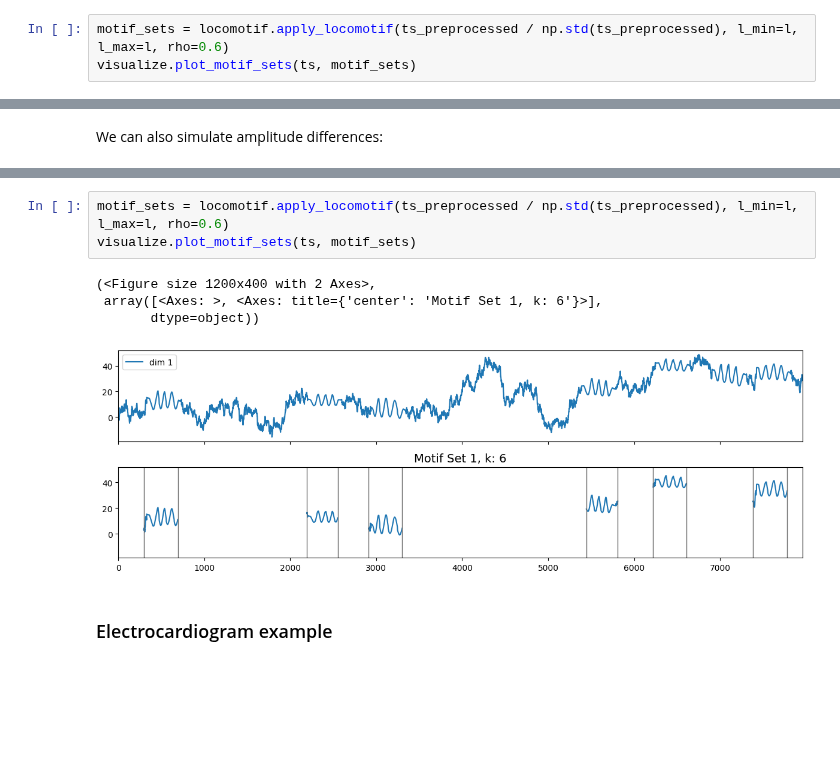
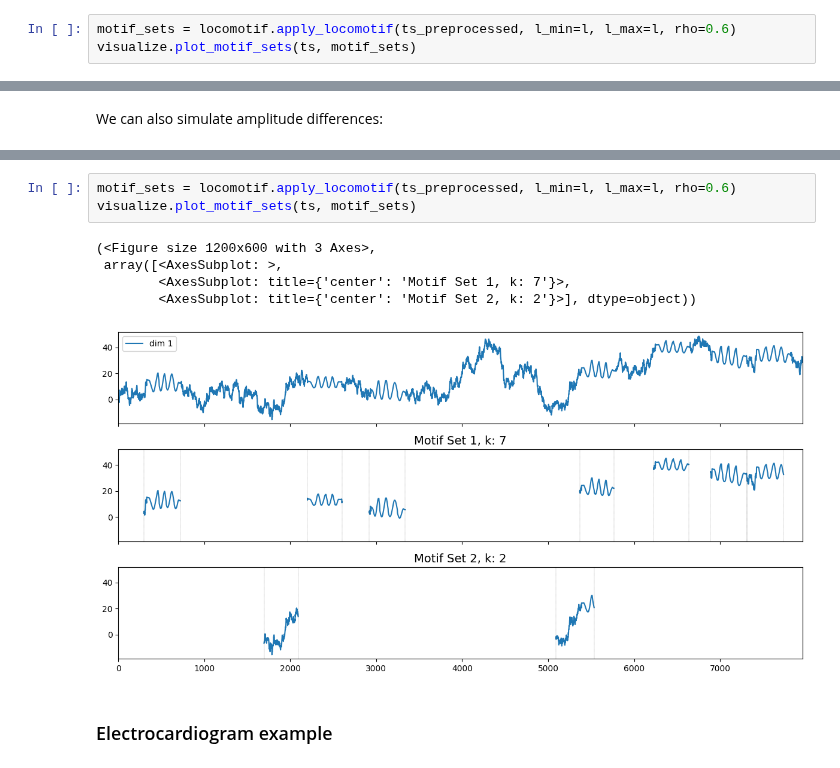
Before and after one commit to ML-KULeuven/locomotif, a Jupyter notebook: examples/locomotif_with_znormalization.ipynb, the cells around one changed output, grey strips where cells are left out. Saved outputs shown, nothing was run; the diff lists cells and outputs as text; blank space fills up the shorter version.

```diff
--- a/examples/locomotif_with_znormalization.ipynb
+++ b/examples/locomotif_with_znormalization.ipynb
@@ -65,7 +65,7 @@ visualize.plot_motif_sets(ts_preprocessed, [])
 [figure]
 [figure]
 # %%
-motif_sets = locomotif.apply_locomotif(ts_preprocessed / np.std(ts_preprocessed), l_min=l, l_max=l, rho=0.6)
+motif_sets = locomotif.apply_locomotif(ts_preprocessed, l_min=l, l_max=l, rho=0.6)
 visualize.plot_motif_sets(ts, motif_sets)
 # %% [output]
 (<Figure size 1200x400 with 2 Axes>,
@@ -105,13 +105,14 @@ visualize.plot_motif_sets(ts_preprocessed, [])
 [figure]
 [figure]
 # %%
-motif_sets = locomotif.apply_locomotif(ts_preprocessed / np.std(ts_preprocessed), l_min=l, l_max=l, rho=0.6)
+motif_sets = locomotif.apply_locomotif(ts_preprocessed, l_min=l, l_max=l, rho=0.6)
 visualize.plot_motif_sets(ts, motif_sets)
 # %% [output]
-(<Figure size 1200x400 with 2 Axes>,
- array([<Axes: >, <Axes: title={'center': 'Motif Set 1, k: 6'}>],
-       dtype=object))
+(<Figure size 1200x600 with 3 Axes>,
+ array([<AxesSubplot: >,
+        <AxesSubplot: title={'center': 'Motif Set 1, k: 7'}>,
+        <AxesSubplot: title={'center': 'Motif Set 2, k: 2'}>], dtype=object))
-[figure, old version]
+[figure, new version]
 # %% [markdown]
 ### Electrocardiogram example
 # %% [markdown]
```
Also changed, not shown: parts of 6 cells of this notebook, 1 other file.
